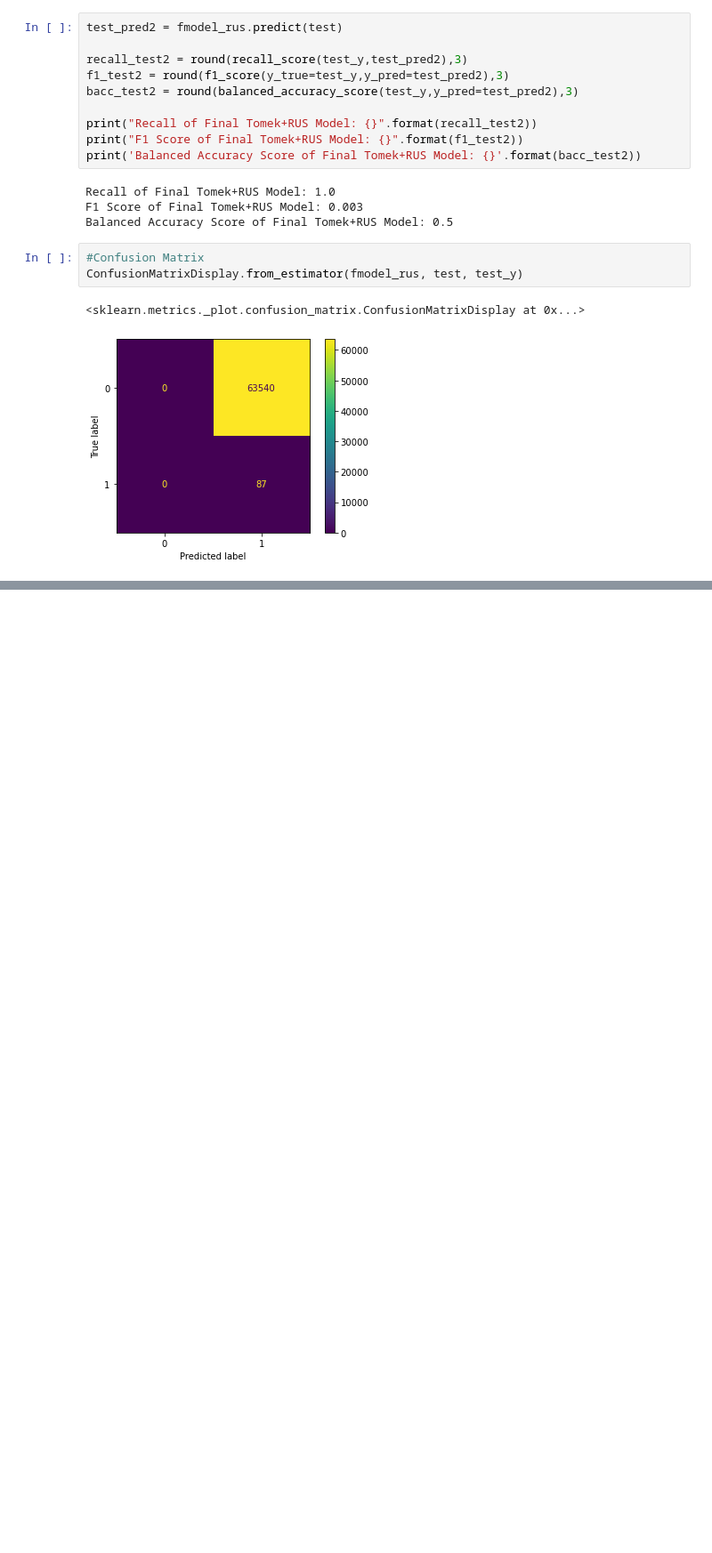
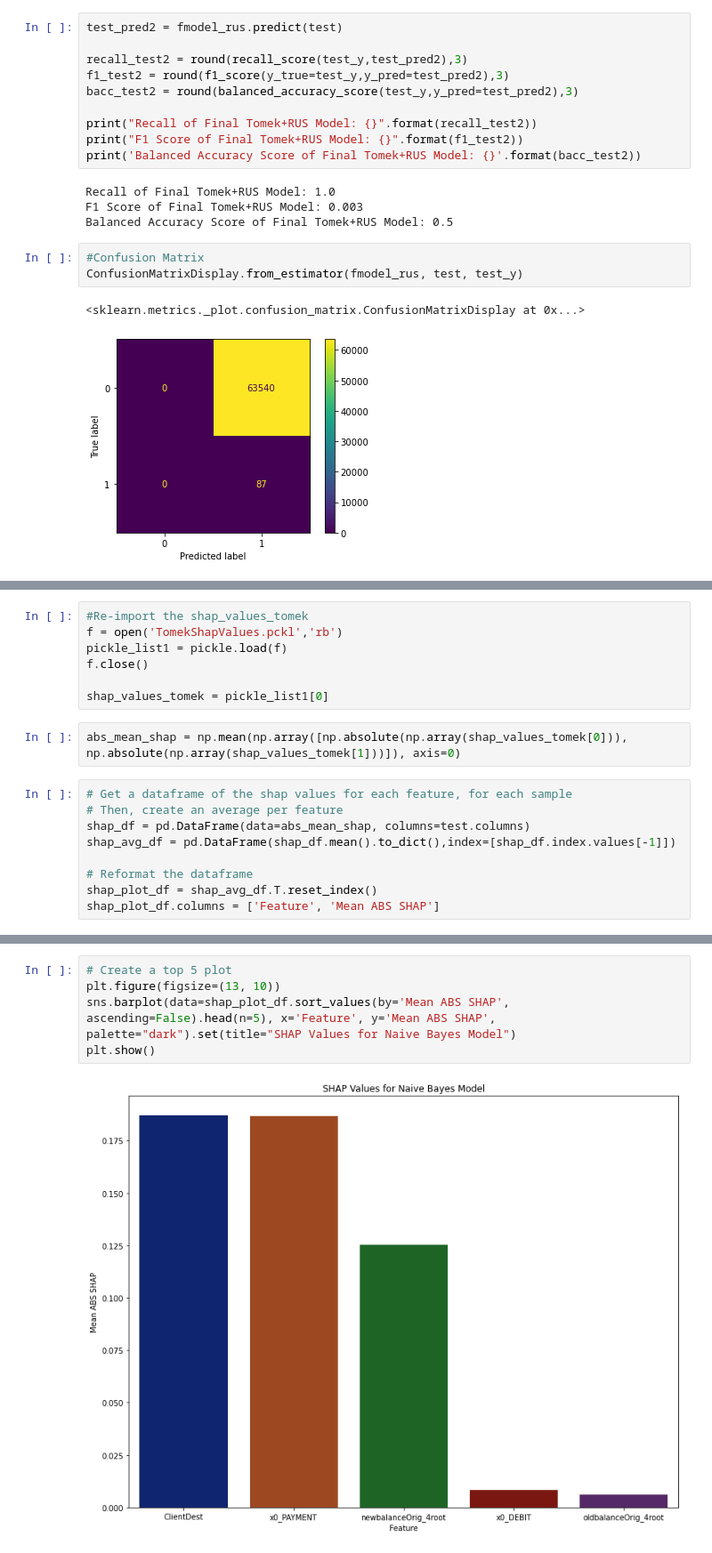
Before and after one commit to kevinArmenta/OnlinePaymentFraud, a Jupyter notebook: 5. Final Models.ipynb, the cells around one changed output, grey strips where cells are left out. Shown at 89% size. Saved outputs shown, nothing was run; the diff lists cells and outputs as text; blank space fills up the shorter version.

Commit message:
Completed SHAP analysis for Naive Bayes (KernelExplainer) and Random Forest Classifier (TreeExplainer)

```diff
--- a/5. Final Models.ipynb
+++ b/5. Final Models.ipynb
@@ -397,0 +451,18 @@ ConfusionMatrixDisplay.from_estimator(fmodel_rus, test, test_y)
+# %%
+#Re-import the shap_values_tomek
+f = open('TomekShapValues.pckl','rb')
+pickle_list1 = pickle.load(f)
+f.close()
+
+shap_values_tomek = pickle_list1[0]
+# %%
+abs_mean_shap = np.mean(np.array([np.absolute(np.array(shap_values_tomek[0])), np.absolute(np.array(shap_values_tomek[1]))]), axis=0)
+# %%
+# Get a dataframe of the shap values for each feature, for each sample
+# Then, create an average per feature
+shap_df = pd.DataFrame(data=abs_mean_shap, columns=test.columns)
+shap_avg_df = pd.DataFrame(shap_df.mean().to_dict(),index=[shap_df.index.values[-1]])
+
+# Reformat the dataframe
+shap_plot_df = shap_avg_df.T.reset_index()
+shap_plot_df.columns = ['Feature', 'Mean ABS SHAP']
@@ -397,0 +486,7 @@ ConfusionMatrixDisplay.from_estimator(fmodel_rus, test, test_y)
+# %%
+# Create a top 5 plot
+plt.figure(figsize=(13, 10))
+sns.barplot(data=shap_plot_df.sort_values(by='Mean ABS SHAP', ascending=False).head(n=5), x='Feature', y='Mean ABS SHAP', palette="dark").set(title="SHAP Values for Naive Bayes Model")
+plt.show()
+# %% [output]
+[figure, added]
```
Also changed, not shown: parts of 22 cells of this notebook.
